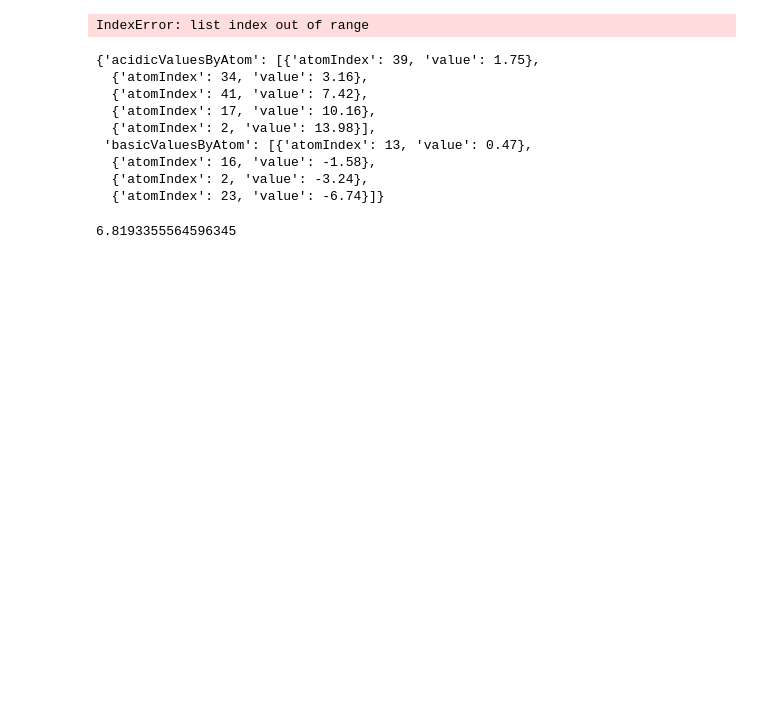
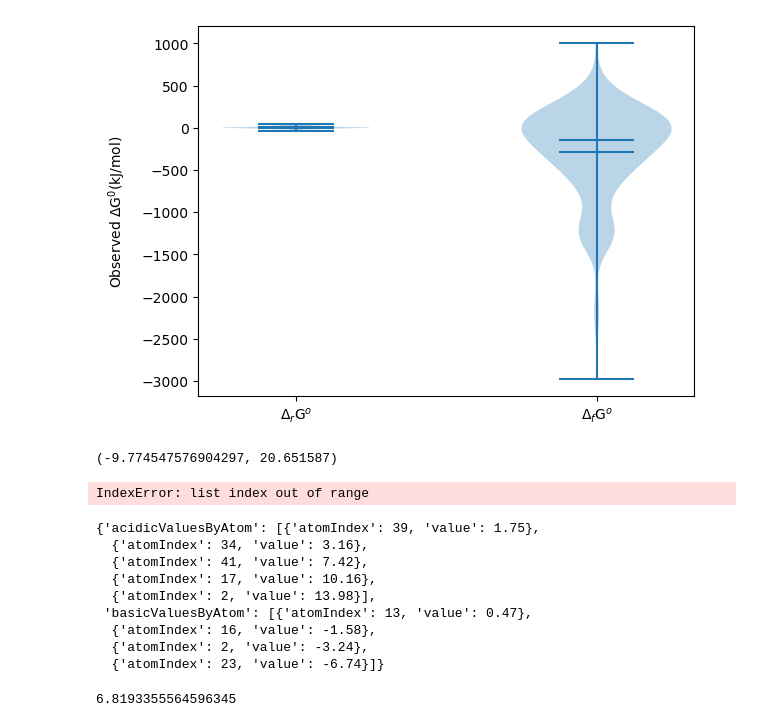
Before and after one commit to arne-cl/dGbyG, a Jupyter notebook: test.ipynb, the cells around one changed output. Drawn from its saved outputs; the diff is of its cells as text; code cells hidden in the pictures; blank space fills up the shorter version.

```diff
--- a/test.ipynb
+++ b/test.ipynb
@@ -27,0 +29,29 @@ from dGbyG.config import train_data_path, inference_model_path
+# %%
+TrainingData_df = pd.read_csv(train_data_path)
+mean_std = TrainingData_df.loc[:,'std'].mean()
+
+Scale = []
+for n, sem in zip(TrainingData_df.loc[:,'n'], TrainingData_df.loc[:,'SEM']):
+    if np.isnan(sem):
+        scale = mean_std
+    else:
+        scale = (sem**2 + mean_std**2/n)**0.5
+    Scale.append(scale)
+Scale = np.array(Scale)
+
+equation = TrainingData_df.loc[:, 'reaction']
+standard_dG_prime = TrainingData_df.loc[:, 'standard_dg_prime']
+weight = 1/np.array(Scale)/np.median(Scale)
+# %%
+Y = []
+for i in set(TrainingData_df.type.to_list()):
+    y = TrainingData_df.loc[TrainingData_df.type==i, 'standard_dg_prime'].to_numpy()
+    Y.append(y)
+# %%
+plt.violinplot(Y, [0,1], showmeans=True, showmedians=True)
+plt.xticks([0,1], ['$\Delta$$_{0}$G$^{1}$'.format('r', chr(959)), '$\Delta$$_{0}$G$^{1}$'.format('f', chr(959))])
+
+plt.ylabel(r'Observed $\Delta$G$^{0}$(kJ/mol)', labelpad=10)
+plt.show()
+# %% [output]
+[figure, added]
@@ -28,3 +60,7 @@ from dGbyG.config import train_data_path, inference_model_path
+# %%
+r.transformed_standard_dGr_prime
+# %% [output]
+(-9.774547576904297, 20.651587)
 # %%
 from collections import namedtuple
 AtomInfo = namedtuple('AtomInfo',('mapnum','reactant','reactantAtom','product','productAtom'))
```
Also changed, not shown: parts of 2 cells of this notebook, 24 other files.
